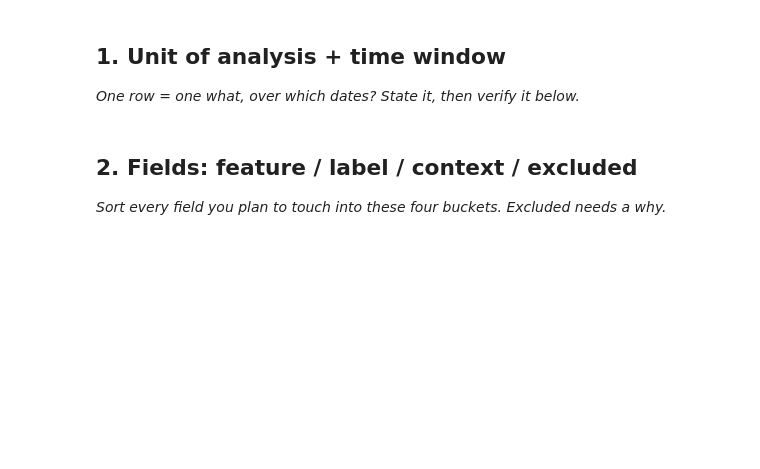
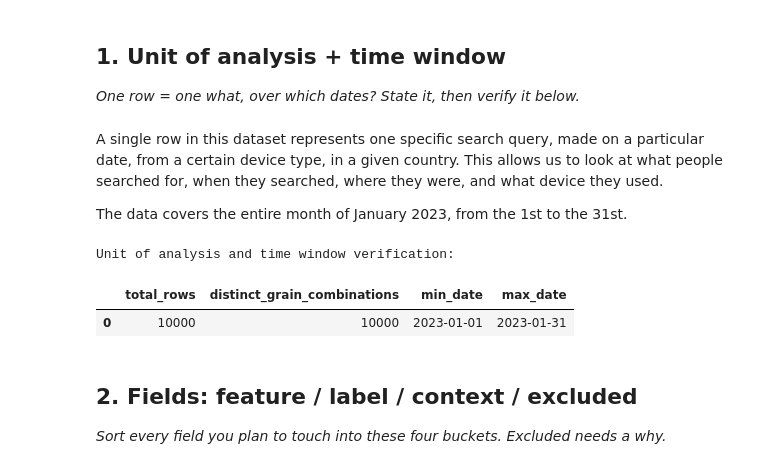
Before and after one commit to saad-aamer/SaadFlyRankInternship, a Jupyter notebook: work/notebooks/w03_data_contract.ipynb, the cells around one changed output. Saved outputs shown, nothing was run; the diff lists cells and outputs as text; code cells hidden in the pictures; blank space fills up the shorter version.

```diff
--- a/work/notebooks/w03_data_contract.ipynb
+++ b/work/notebooks/w03_data_contract.ipynb
@@ -10,6 +10,17 @@ This skeleton is yours to fill. Work the sections **in order** — each one has
 ## 1. Unit of analysis + time window
 
 *One row = one what, over which dates? State it, then verify it below.*
+# %% [markdown]
+A single row in this dataset represents one specific search query, made on a particular date, from a certain device type, in a given country. This allows us to look at what people searched for, when they searched, where they were, and what device they used.
+
+The data covers the entire month of January 2023, from the 1st to the 31st.
+# %%
+print('Unit of analysis and time window verification:')
+display(results_df)
+# %% [output]
+Unit of analysis and time window verification:
+|  | total_rows | distinct_grain_combinations | min_date | max_date |
+| 0 | 10000 | 10000 | 2023-01-01 | 2023-01-31 |
 # %%
 # This cell is for CODE (numbers, a query, a check).
 # Write your text answer in the cell ABOVE this one — typing sentences here breaks Run All.
```
Also changed, not shown: parts of 5 cells of this notebook.
